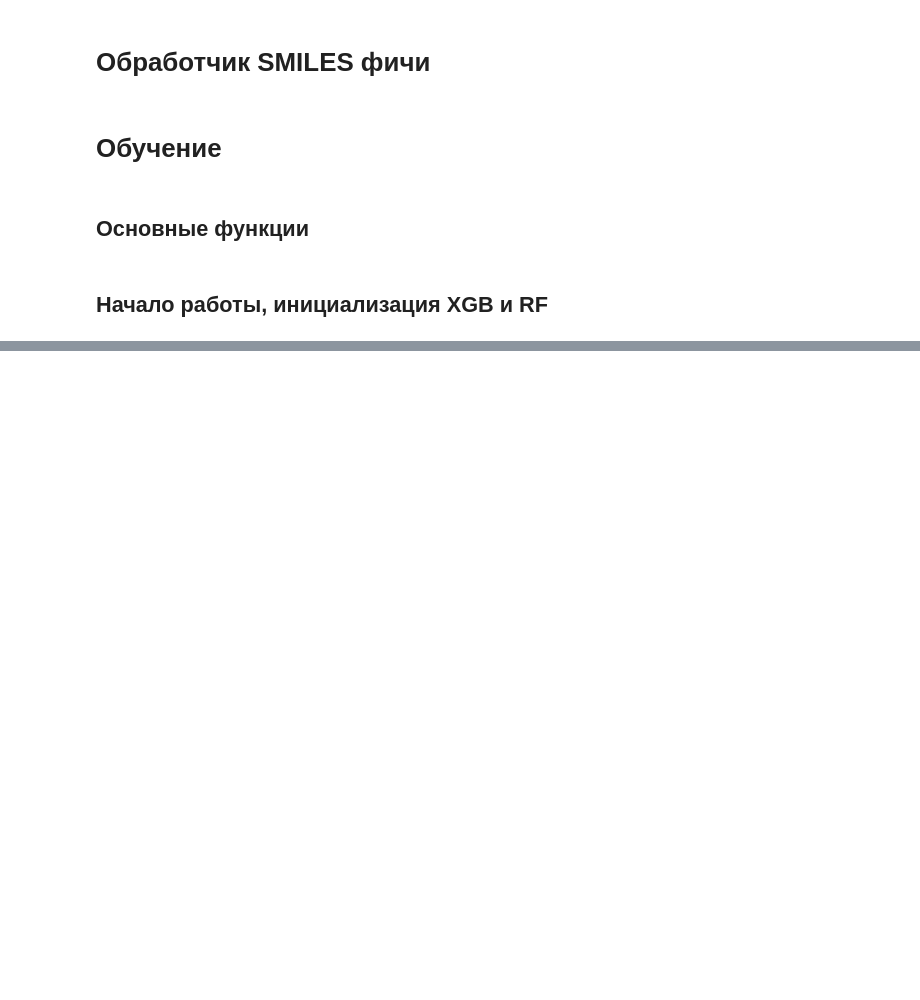
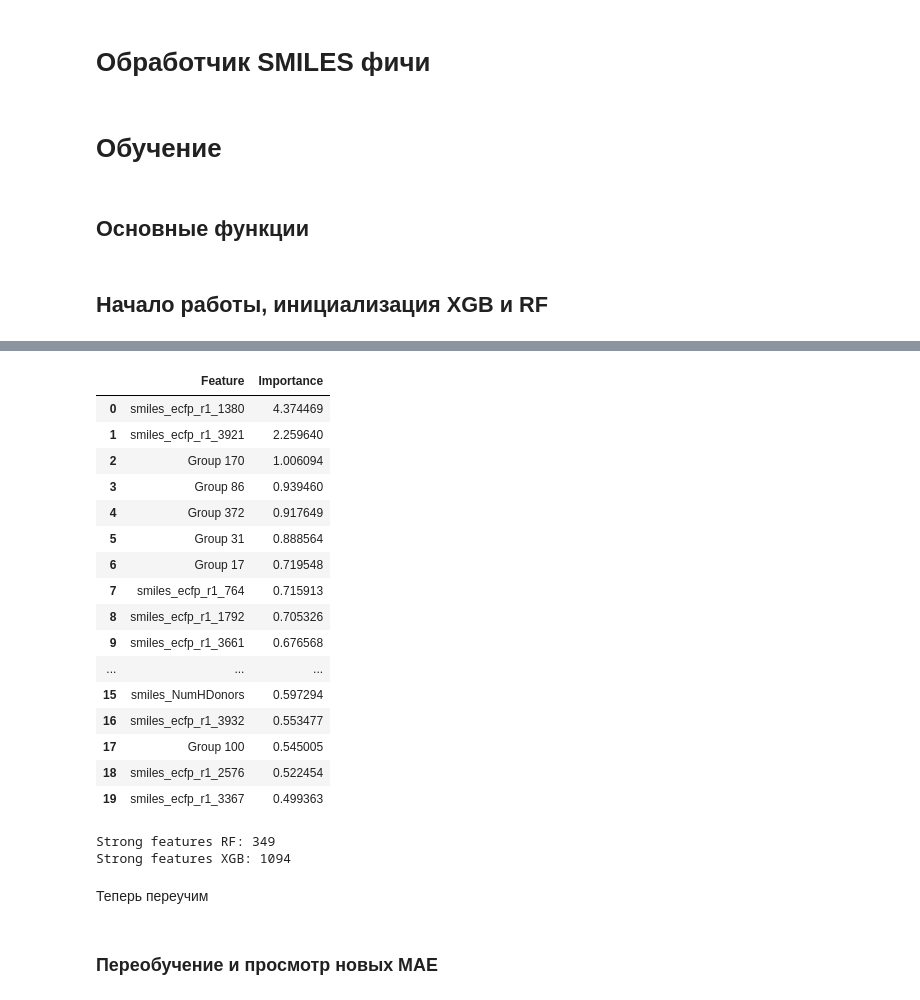
Before and after one commit to Mister-0-Zero/melting_point, a Jupyter notebook: main.ipynb, the cells around one changed output, grey strips where cells are left out. Saved outputs shown, nothing was run; the diff lists cells and outputs as text; code cells hidden in the pictures; blank space fills up the shorter version.

```diff
--- a/main.ipynb
+++ b/main.ipynb
@@ -61,7 +85,7 @@ class SmilesFeaturizer(BaseEstimator, TransformerMixin):
         return bits
 
     def _one(self, s: str):
-        mol = Chem.MolFromSmiles(s)
+        mol = preprocess_smiles(s)
         k = 5 if self.add_physchem else 0
         feat = np.zeros(self.nBits + k, dtype=float)
         if mol is None:
@@ -153,7 +185,8 @@ param_xgb = {
     'reg_lambda': 1.5,
     'reg_alpha': 0.5,
     'learning_rate': 0.03,
-
+    'colsample_bytree': 0.7,
+    'colsample_bylevel': 0.5,
 }
 # %%
 model_xgb_ = XGBRegressor(**param_xgb)
@@ -163,0 +235,30 @@ MAE: 30.4720
+# %%
+fi_table_xgb.head(20)
+# %% [output]
+|  | Feature | Importance |
+| 0 | smiles_ecfp_r1_1380 | 4.374469 |
+| 1 | smiles_ecfp_r1_3921 | 2.259640 |
+| 2 | Group 170 | 1.006094 |
+| 3 | Group 86 | 0.939460 |
+| 4 | Group 372 | 0.917649 |
+| 5 | Group 31 | 0.888564 |
+| 6 | Group 17 | 0.719548 |
+| 7 | smiles_ecfp_r1_764 | 0.715913 |
+| 8 | smiles_ecfp_r1_1792 | 0.705326 |
+| 9 | smiles_ecfp_r1_3661 | 0.676568 |
+| ... | ... | ... |
+| 15 | smiles_NumHDonors | 0.597294 |
+| 16 | smiles_ecfp_r1_3932 | 0.553477 |
+| 17 | Group 100 | 0.545005 |
+| 18 | smiles_ecfp_r1_2576 | 0.522454 |
+| 19 | smiles_ecfp_r1_3367 | 0.499363 |
+# %%
+strong_feature_rf = fi_table_rf.loc[fi_table_rf["Importance"] > 0.01, "Feature"].tolist()
+strong_feature_xgb = fi_table_xgb.loc[fi_table_xgb["Importance"] > 0.01, "Feature"].tolist()
+print("Strong features RF:", len(strong_feature_rf))
+print("Strong features XGB:", len(strong_feature_xgb))
+# %% [output]
+Strong features RF: 349
+Strong features XGB: 1094
+# %% [markdown]
+Теперь переучим
@@ -163,0 +279,2 @@ MAE: 30.4720
+# %% [markdown]
+### Переобучение и просмотр новых MAE
```
Also changed, not shown: parts of 36 cells of this notebook, 7 other files.
